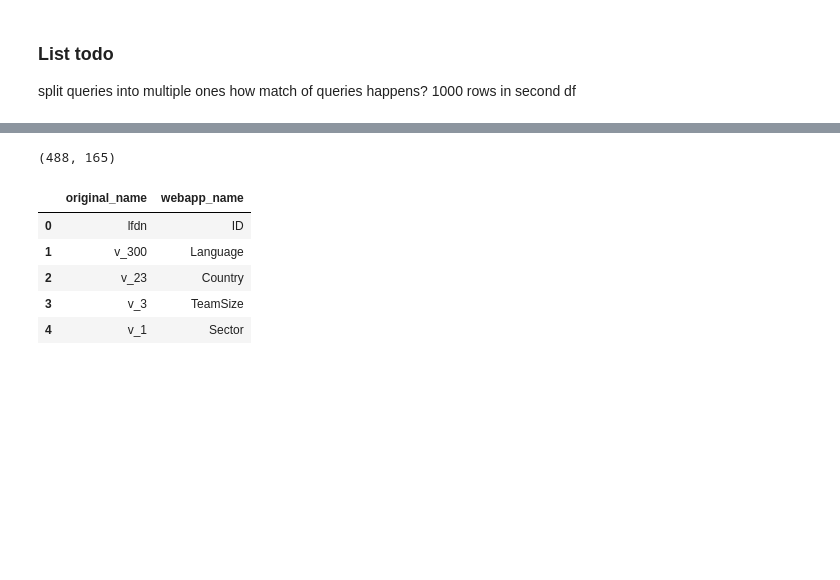
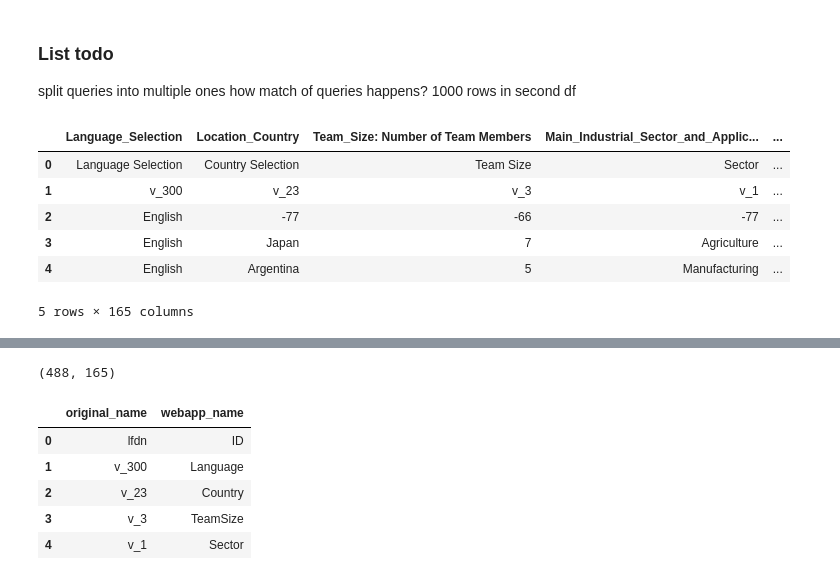
Before and after one commit to dTarasova/ChatbotRAG, a Jupyter notebook: napire_analysis.ipynb, the cells around one changed output, grey strips where cells are left out. Cells and saved outputs as stored; diff of their text form; code cells hidden in the pictures; blank space fills up the shorter version.

```diff
--- a/napire_analysis.ipynb
+++ b/napire_analysis.ipynb
@@ -3,6 +3,18 @@
 split queries into multiple ones
 how match of queries happens?
 1000 rows in second df
+# %%
+import pandas as pd
+df = pd.read_csv("data/napire_data/napire_improved.csv", header=0)
+df.head()
+# %% [output]
+|  | Language_Selection | Location_Country | Team_Size: Number of Team Members | Main_Industrial_Sector_and_Applic... | ... |
+| 0 | Language Selection | Country Selection | Team Size | Sector | ... |
+| 1 | v_300 | v_23 | v_3 | v_1 | ... |
+| 2 | English | -77 | -66 | -77 | ... |
+| 3 | English | Japan | 7 | Agriculture | ... |
+| 4 | English | Argentina | 5 | Manufacturing | ... |
+5 rows × 165 columns
 # %%
 import pandas as pd
 # %%
```
Also changed, not shown: parts of 3 cells of this notebook, 8 other files.
